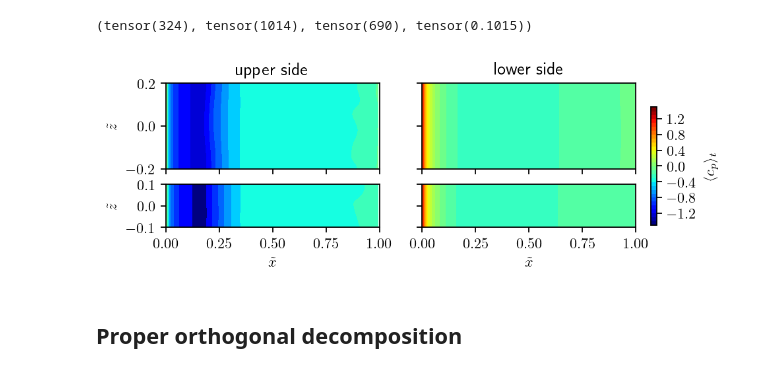
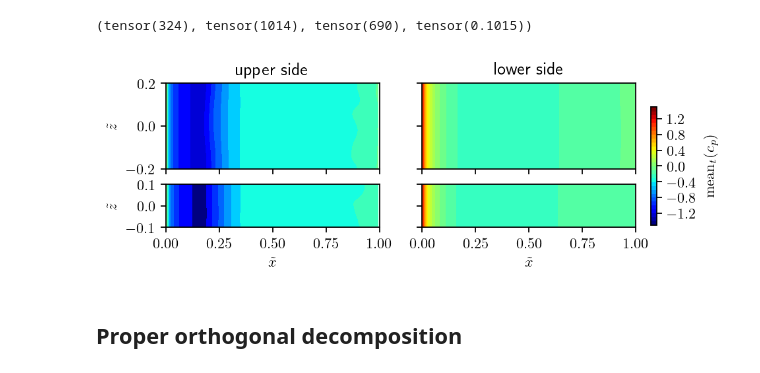
Before and after one commit to FlowModelingControl/naca0012_shock_buffet, a Jupyter notebook: notebooks/naca0012_surface_modal_analysis.ipynb, the cells around one changed output. Cells and saved outputs as stored; diff of their text form; code cells hidden in the pictures.

```diff
--- a/notebooks/naca0012_surface_modal_analysis.ipynb
+++ b/notebooks/naca0012_surface_modal_analysis.ipynb
@@ -36,15 +22,15 @@ def normalize_frequency(f):
 # %% [markdown]
 ## Temporal mean and standard deviation
 # %%
-vert_z25 = pt.load(data_path + "vertices_z25.pt")
-times_z25 = pt.load(data_path + "times_z25.pt")
-dm_z25 = pt.load(data_path + "data_matrix_z25.pt")
-vert_r1_z25 = pt.load(data_path + "vertices_r1_z25.pt")
-times_r1_z25 = pt.load(data_path + "times_r1_z25.pt")
-dm_r1_z25 = pt.load(data_path + "data_matrix_r1_z25.pt")
-vert_z50 = pt.load(data_path + "vertices_z50.pt")
-times_z50 = pt.load(data_path + "times_z50.pt")
-dm_z50 = pt.load(data_path + "data_matrix_z50.pt")
+vert_z25 = pt.load(data + "vertices_ref0_z25.pt")
+times_z25 = pt.load(data + "times_ref0_z25.pt")
+dm_z25 = pt.load(data + "dm_ref0_z25.pt")
+vert_r1_z25 = pt.load(data + "vertices_ref1_z25.pt")
+times_r1_z25 = pt.load(data + "times_ref1_z25.pt")
+dm_r1_z25 = pt.load(data + "dm_ref1_z25.pt")
+vert_z50 = pt.load(data + "vertices_ref0_z50.pt")
+times_z50 = pt.load(data + "times_ref0_z50.pt")
+dm_z50 = pt.load(data + "dm_ref0_z50.pt")
 # %%
 # determine start index for time to remove initial numerical transient phase
 # the starting time is chosen based on the lift coefficient analysis
@@ -59,7 +45,7 @@ tensor(324) tensor(0.0325)
 # %%
 # normalize vertices with chord length
 vert_z25 = (vert_z25 - vert_z25[:, 0].min()) / (vert_z25[:, 0].max() - vert_z25[:, 0].min())
-vert_r1_z25 = (vert_r1_z25 - vert_r1_z25[:, 0].max()) / (vert_r1_z25[:, 0].max() - vert_r1_z25[:, 0].min())
+vert_r1_z25 = (vert_r1_z25 - vert_r1_z25[:, 0].min()) / (vert_r1_z25[:, 0].max() - vert_r1_z25[:, 0].min())
 vert_z50 = (vert_z50 - vert_z50[:, 0].min()) / (vert_z50[:, 0].max() - vert_z50[:, 0].min())
 # %%
 # dimensionless times
@@ -115,10 +101,13 @@ Deviation of final standard deviation:
 0.4c: -0.2763%
 # %%
 # creating masks for lower and upper side
-mask_z25_up = mask_box(vert_z25, lower=[-0.1, 0.0, -0.5], upper=[0.999, 1.0, 0.5])
+mask_z25_up = mask_box(vert_z25, [-0.1, 0.0, -0.5], [0.999, 1.0, 0.5])
 mask_z25_low = mask_box(vert_z25, [-0.1, -1.0, -0.5], [0.999, 0.0, 0.5])
+mask_z25_r1_up = mask_box(vert_r1_z25, [-0.1, 0.0, -0.5], [0.999, 1.0, 0.5])
+mask_z25_r1_low = mask_box(vert_r1_z25, [-0.1, -1.0, -0.5], [0.999, 0.0, 0.5])
 mask_z50_up = mask_box(vert_z50, [-0.1, 0.0, -0.5], [0.999, 1.0, 0.5])
 mask_z50_low = mask_box(vert_z50, [-0.1, -1.0, -0.5], [0.999, 0.0, 0.5])
-print("Points 0.2c lower/upper side: ", mask_z25_up.sum().item(), mask_z25_low.sum().item())
-print("Points 0.4c lower/upper side: ", mask_z50_up.sum().item(), mask_z50_low.sum().item())
+print("Points 0.2c lower/upper side, r0: ", mask_z25_up.sum().item(), mask_z25_low.sum().item())
+print("Points 0.2c lower/upper side, r1: ", mask_z25_r1_up.sum().item(), mask_z25_r1_low.sum().item())
+print("Points 0.4c lower/upper side, r0: ", mask_z50_up.sum().item(), mask_z50_low.sum().item())
 # %% [output]
@@ -151,14 +143,14 @@ start_idx, end_idx, end_idx-start_idx, times_z25[end_idx]
 # creating data matrices for lower and upper side
 dm_z25_up = pt.zeros((mask_z25_up.sum().item(), end_idx.item()-start_idx.item()))
 dm_z25_low = pt.zeros((mask_z25_low.sum().item(), end_idx.item()-start_idx.item()))
+dm_z25_r1_up = pt.zeros((mask_z25_r1_up.sum().item(), end_idx.item()-start_idx.item()))
 dm_z50_up = pt.zeros((mask_z50_up.sum().item(), end_idx.item()-start_idx.item()))
 dm_z50_low = pt.zeros((mask_z50_low.sum().item(), end_idx.item()-start_idx.item()))
 
 for i in range(end_idx.item()-start_idx.item()):
     dm_z25_up[:, i] = pt.masked_select(dm_z25[:, start_idx.item()+i], mask_z25_up)
     dm_z25_low[:, i] = pt.masked_select(dm_z25[:, start_idx.item()+i], mask_z25_low)
-
-for i in range(end_idx.item()-start_idx.item()):
+    dm_z25_r1_up[:, i] = pt.masked_select(dm_r1_z25[:, start_idx.item()+i], mask_z25_r1_up)
     dm_z50_up[:, i] = pt.masked_select(dm_z50[:, start_idx.item()+i], mask_z50_up)
     dm_z50_low[:, i] = pt.masked_select(dm_z50[:, start_idx.item()+i], mask_z50_low)
 # %%
@@ -167,35 +159,35 @@ fig, axarr = plt.subplots(2, 2, figsize=(6, 3), sharex=True)
 cp_min = -1.5
 cp_max = 1.5
 
 tri = axarr[1, 0].tricontourf(x_z25_up, z_z25_up, dm_z25_up[:, start_idx:].mean(dim=1), levels=15, cmap="jet", vmin=cp_min, vmax=cp_max, extend="both")
 axarr[1, 1].tricontourf(x_z25_low, z_z25_low, dm_z25_low[:, start_idx:].mean(dim=1), levels=15, cmap="jet", vmin=cp_min, vmax=cp_max)
 axarr[0, 0].tricontourf(x_z50_up, z_z50_up, dm_z50_up[:, start_idx:].mean(dim=1), levels=15, cmap="jet", vmin=cp_min, vmax=cp_max)
 axarr[0, 1].tricontourf(x_z50_low, z_z50_low, dm_z50_low[:, start_idx:].mean(dim=1), levels=15, cmap="jet", vmin=cp_min, vmax=cp_max)
 
 for ax in axarr.flatten():
     ax.set_aspect("equal")
     ax.set_xlim(0, 1)
 
 axarr[0, 0].set_title("upper side")
 axarr[0, 1].set_title("lower side")
 axarr[1, 0].set_xlabel(r"$\tilde{x}$")
 axarr[1, 1].set_xlabel(r"$\tilde{x}$")
 axarr[0, 0].set_ylabel(r"$\tilde{z}$")
 axarr[1, 0].set_ylabel(r"$\tilde{z}$")
 axarr[0, 1].set_yticklabels([])
 axarr[1, 1].set_yticklabels([])
 
 plt.subplots_adjust(hspace=-0.5)
 cmap = mpl.cm.jet
 bounds = np.arange(cp_min, cp_max*1.001, 0.1)
 norm = mpl.colors.BoundaryNorm(bounds, cmap.N)
 sm = plt.cm.ScalarMappable(cmap="jet", norm=norm)
 cbar = fig.colorbar(sm, ax=axarr.ravel().tolist(), fraction=0.012, pad=0.03)
-cbar.ax.set_ylabel(r"$\langle c_p\rangle_{t}$")
+cbar.ax.set_ylabel(r"$\mathrm{mean}_t(c_p)$")
 
 plt.show()
 # %% [output]
-[figure, old version]
+[figure, new version]
 # %% [markdown]
 ## Proper orthogonal decomposition
 # %%
```
Also changed, not shown: parts of 26 cells of this notebook, 30 other files.
